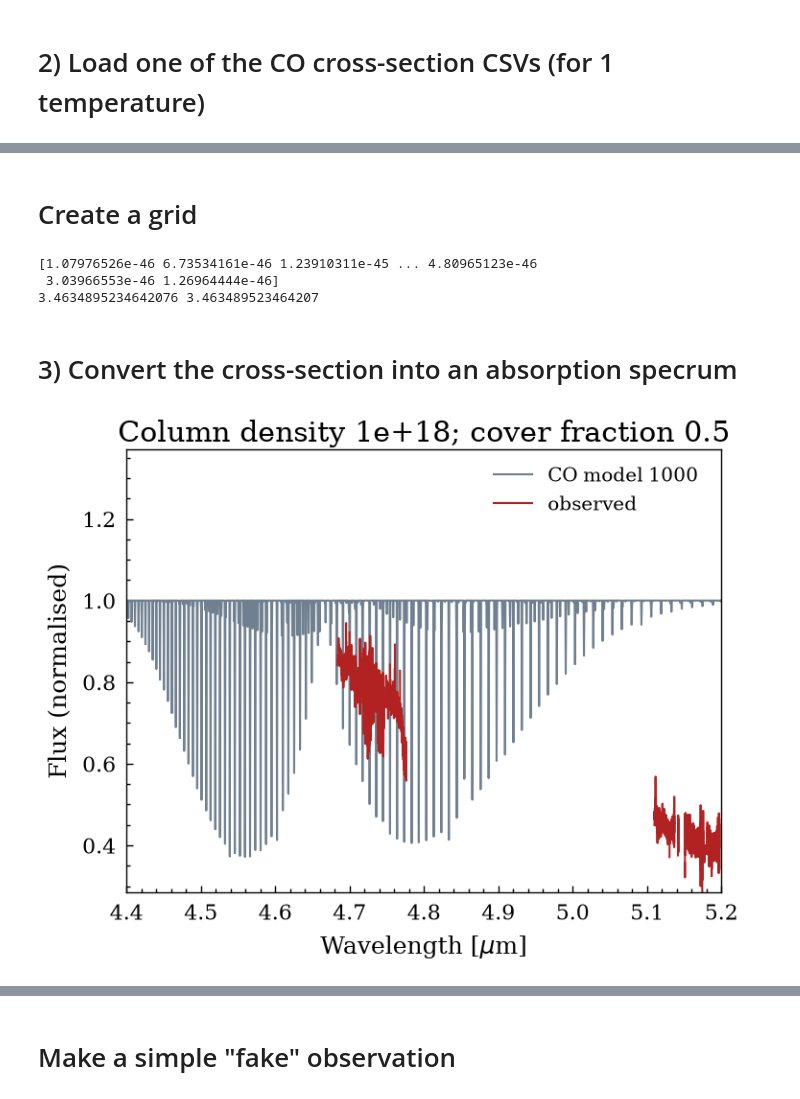
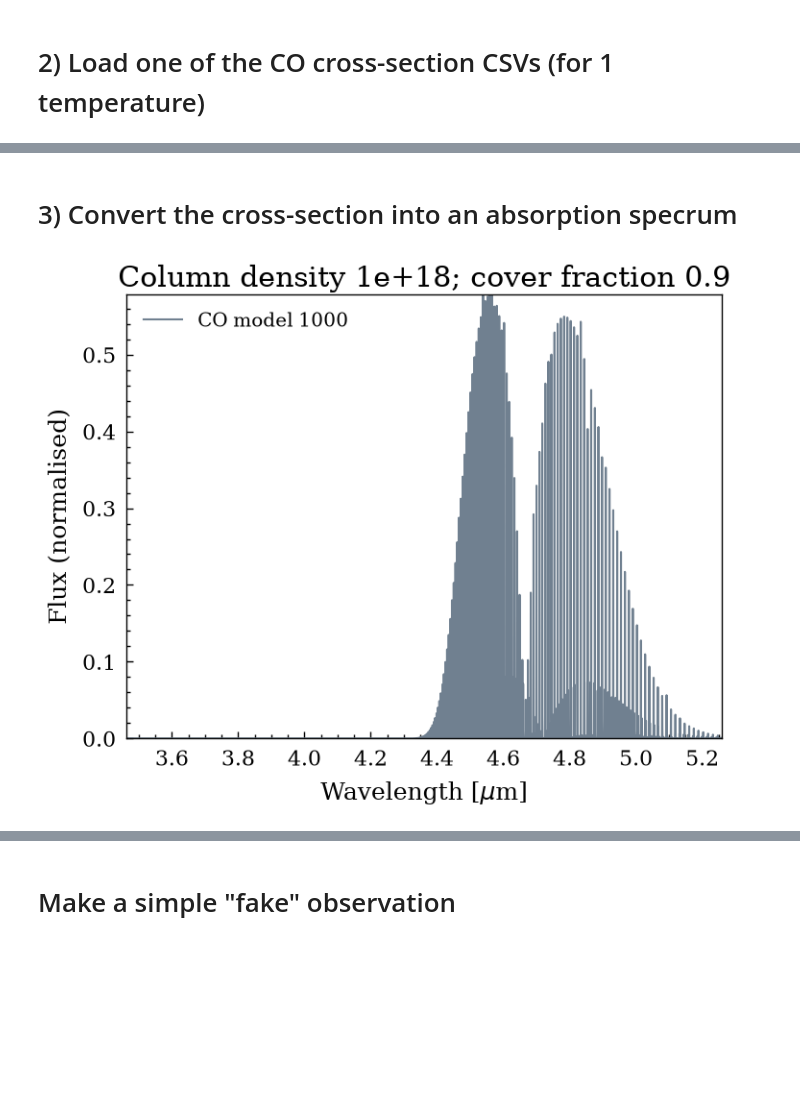
Before and after one commit to allsmurph/Exocomets-Pymolfit, a Jupyter notebook: load_files_for_ccf.ipynb, the cells around one changed output, grey strips where cells are left out. Drawn from its saved outputs; the diff is of its cells as text; code cells hidden in the pictures; blank space fills up the shorter version.

```diff
--- a/load_files_for_ccf.ipynb
+++ b/load_files_for_ccf.ipynb
@@ -163,32 +187,7 @@ Range we need for our data: 3.4635 - 5.2597 um
-# %% [markdown]
-# Create a grid
-# %%
-dlog_wavelength = 1 / (10000 * 5)
-
-log_grid = np.arange(
-    np.log(model_wavelength.min()),
-    np.log(model_wavelength.max()),
-    dlog_wavelength,
-)
-
-model_grid_wavelength = np.exp(log_grid)
-
-# Interpolate the cross-section onto this grid.
-cross_section_grid = np.interp(
-    model_grid_wavelength,
-    model_wavelength,
-    cross_section,
-)
-print(cross_section_grid)
-print(model_wavelength.min(), model_grid_wavelength.min())
-# %% [output]
-[1.07976526e-46 6.73534161e-46 1.23910311e-45 ... 4.80965123e-46
- 3.03966553e-46 1.26964444e-46]
-3.4634895234642076 3.463489523464207
 # %% [markdown]
 # 3) Convert the cross-section into an absorption specrum
 # %%
-def make_co_template(column_density, c_f):
+def make_co_template(column_density, c_f, cross_section_grid):
     # Optical depth:
     # tau = N_CO * sigma
     #
@@ -217,38 +216,42 @@ def make_co_template(column_density, c_f):
     # ) / dlog_wavelength
 
     # transmission_broadened = gaussian_filter1d(
     #     transmission,
     #     sigma=sigma_pixels,
     #     mode="nearest",
     # )
 
 
     return absorption, transmission
 
 
 # save for a range of column densities and cover fractions (and eventually temperatures by changing the model file)
 
 column_density = 1e18
-cover_fraction = 0.5
-absorption, transmission = make_co_template(column_density, cover_fraction)
+cd_J = 1e25
+cover_fraction = 0.9
 
-model_output = pd.DataFrame({'wavelength': model_grid_wavelength, 'flux_transmission': transmission})
-model_output.to_csv(f'Opacity_spectra/CO_absorptions/CO_model_transmission_{column_density:.1f}_{cover_fraction}.dat')
 
+absorption_Mband, transmission_Mband = make_co_template(column_density, cover_fraction, cross_section_M_band)
+absorption_Jband, transmission_Jband = make_co_template(cd_J, cover_fraction, cross_section_J_band)
+
+model_output_M = pd.DataFrame({'wavelength': model_wavelength_M_band, 'flux_transmission': transmission_Mband})
+model_output_M.to_csv(f'Opacity_spectra/CO_absorptions/CO_model_transmission_Mband_{column_density:.1e}_{cover_fraction}.dat')
+
+model_output_J = pd.DataFrame({'wavelength': model_wavelength_J_band, 'flux_transmission': transmission_Jband})
+model_output_J.to_csv(f'Opacity_spectra/CO_absorptions/CO_model_transmission_Jband_{cd_J:.1e}_{cover_fraction}.dat')
 #plot
 
 plt.close()
 fig, ax= plt.subplots(figsize=(8,6))
 
-plt.plot(model_grid_wavelength, transmission, c='slategrey', label='CO model 1000 ')
+plt.plot(model_wavelength_M_band, absorption_Mband, c='slategrey', label='CO model 1000 ')
 ax.ticklabel_format(useOffset=False)
-plt.plot(wavelength_plot, flux_plot, c='firebrick', label='observed')
 #plt.ylim(0.999999, 1)
-plt.xlim(4.4, 5.2)
 plt.ylabel('Flux (normalised)')
 plt.xlabel(r'Wavelength [$\mu$m]')
 plt.title(f'Column density {column_density:.0e}; cover fraction {cover_fraction}')
 plt.legend()
 plt.show()
 # %% [output]
-[figure, old version]
+[figure, new version]
```
Also changed, not shown: parts of 14 cells of this notebook.
